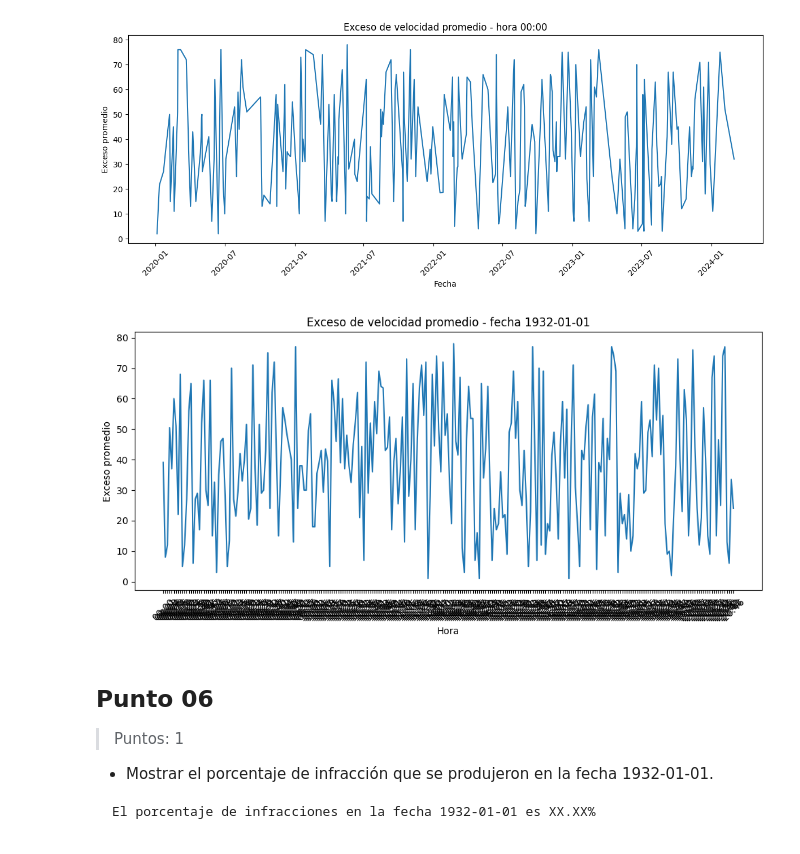
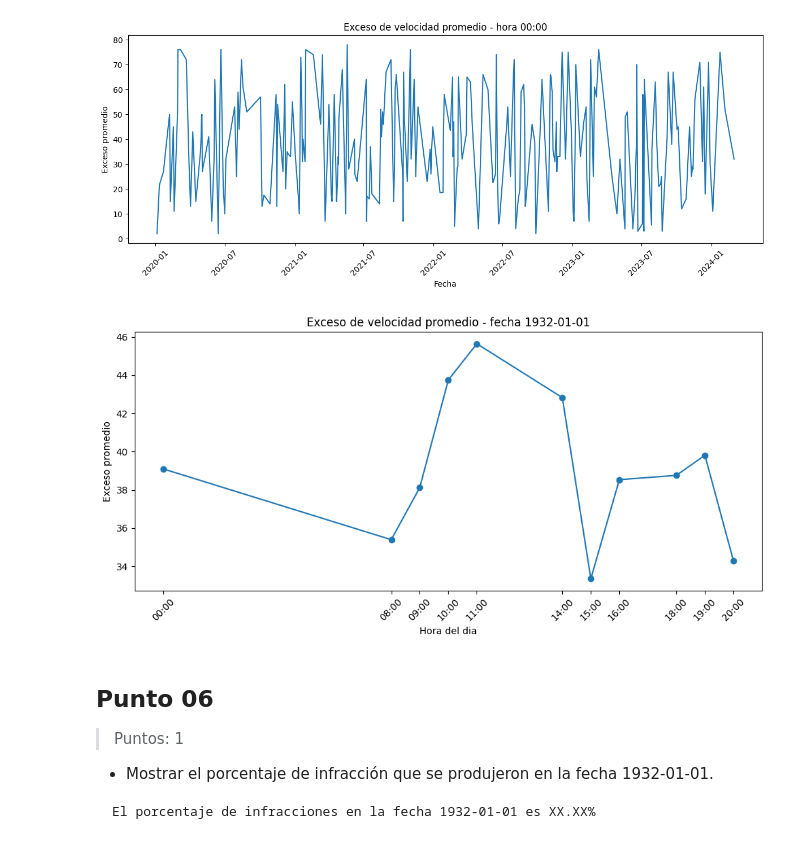
Before and after one commit to Ivan-Porcari/tpi_hds_urban_flow, a Jupyter notebook: 01_Urban_Flow_Porcari_Ivan.ipynb, the cells around one changed output. Drawn from its saved outputs; the diff is of its cells as text; code cells hidden in the pictures.

Commit message:
Ejercicio 5: visualizaciones y exportacion de graficos

```diff
--- a/01_Urban_Flow_Porcari_Ivan.ipynb
+++ b/01_Urban_Flow_Porcari_Ivan.ipynb
@@ -634,24 +634,29 @@ plt.show()
 # %%
 #Excesos de velocidad en fecha 1932-01-01
 df_fecha: pd.DataFrame = df_limpio[
   df_limpio['fecha'] == '1932-01-01'
 ].copy()
 df_fecha['exceso_velocidad'] = pd.to_numeric(
   df_fecha['exceso_velocidad'], errors='coerce'
 )
+df_fecha['hora_entera'] = df_fecha['hora'].str[:2].astype(int)
 excesos_fecha: pd.Series = (
-  df_fecha.groupby('hora')['exceso_velocidad'].mean()
+  df_fecha.groupby('hora_entera')['exceso_velocidad'].mean()
   .sort_index()
 )
 
 fig, ax = plt.subplots(figsize=(10, 5))
-ax.plot(excesos_fecha.index, excesos_fecha.values)
+ax.plot(excesos_fecha.index, excesos_fecha.values, marker='o')
 ax.set_title('Exceso de velocidad promedio - fecha 1932-01-01')
-ax.set_xlabel('Hora')
+ax.set_xlabel('Hora del dia')
 ax.set_ylabel('Exceso promedio')
-plt.xticks(rotation=45)
+ax.set_xticks(excesos_fecha.index)
+ax.set_xticklabels(
+  [f"{h:02d}:00" for h in excesos_fecha.index],
+  rotation=45
+)
 plt.tight_layout()
 plt.savefig('urban_flow/data/interim/plots/date.jpg')
 plt.show()
 # %% [output]
-[figure, old version]
+[figure, new version]
```
Also changed, not shown: parts of 1 cell of this notebook, 1 other file.
